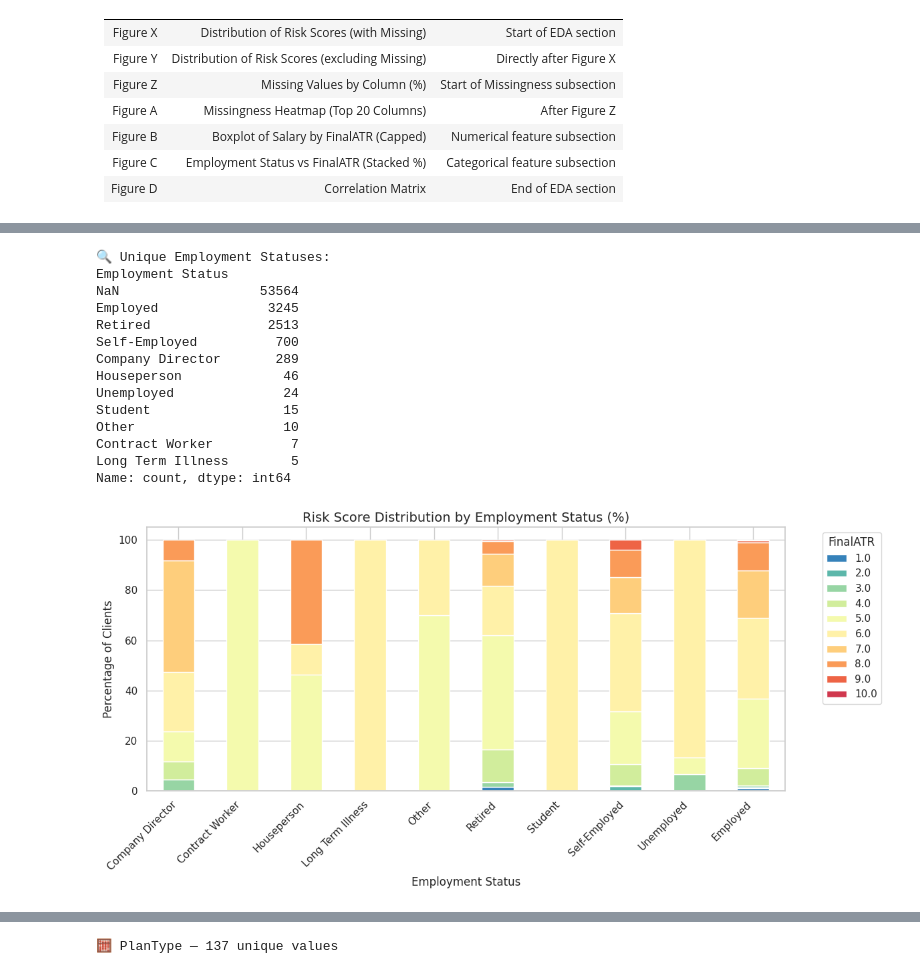
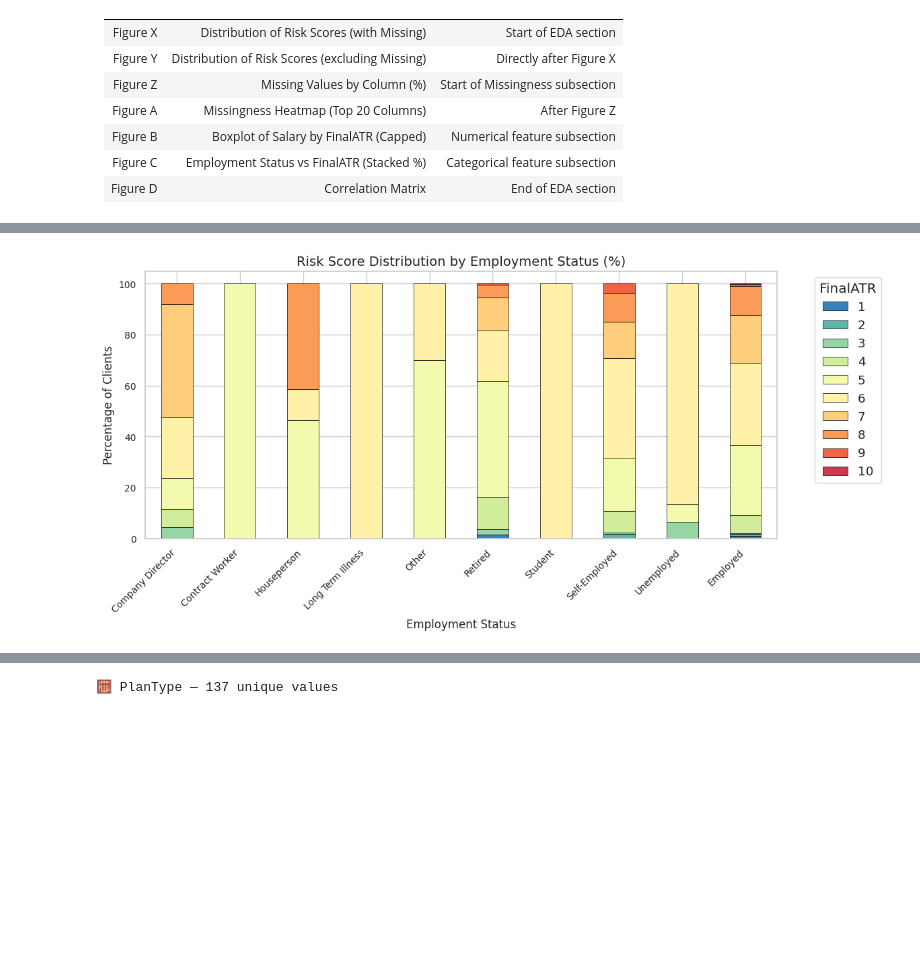
Before and after one commit to smilango/msc-capstone-project, a Jupyter notebook: code/capstone.ipynb, the cells around one changed output, grey strips where cells are left out. Saved outputs shown, nothing was run; the diff lists cells and outputs as text; code cells hidden in the pictures; blank space fills up the shorter version.

```diff
--- a/code/capstone.ipynb
+++ b/code/capstone.ipynb
@@ -280,0 +330,19 @@ plt.show()
+# %%
+# Row-Level Missingness Inspection
+
+# Count how many missing values per row
+df_merged['missing_count'] = df_merged.isnull().sum(axis=1)
+
+# Summary stats
+row_null_summary = df_merged['missing_count'].describe()
+print("Summary of missing value count per row:")
+print(row_null_summary)
+
+# Plot: distribution of missing counts per row
+plt.figure(figsize=(10, 5))
+sns.histplot(df_merged['missing_count'], bins=30, kde=False, color='steelblue')
+plt.title("Distribution of Missing Values per Row")
+plt.xlabel("Number of Missing Fields")
+plt.ylabel("Number of Records")
+plt.grid(True)
+plt.show()
@@ -326,50 +734,41 @@ plt.show()
 # %%
-# Review unique employment statuses
-employment_counts = df_merged['Employment Status'].value_counts(dropna=False)
-print("🔍 Unique Employment Statuses:")
-print(employment_counts)
+import pandas as pd
+import seaborn as sns
+import matplotlib.pyplot as plt
 
-from matplotlib.cm import get_cmap
-from matplotlib.colors import ListedColormap
+# Step 1 – Build reversed Spectral palette for FinalATR scores 1–10
+spectral_palette = sns.color_palette("Spectral", 10)[::-1]
+finalatr_palette = {score: spectral_palette[i] for i, score in enumerate(range(1, 11))}
 
-# Reversed so that index 0 = FinalATR 1 = blue → 10 = red
-ordered_palette = sns.color_palette("Spectral", 10)[::-1]  # Reverse it!
+# Step 2 – Crosstab: Employment Status x FinalATR
+ctab = pd.crosstab(df_merged['Employment Status'], df_merged['FinalATR'])
 
-# FinalATR columns in numeric order (1 to 10)
-ctab = pd.crosstab(df_merged['Employment Status'], df_merged['FinalATR'])
-ctab = ctab.reindex(sorted(ctab.columns), axis=1)
-
-# Calculate %
+# Step 3 – Force FinalATR column order (1–10) and normalise by row
+ctab = ctab.reindex(columns=range(1, 11))
 ctab_pct = ctab.div(ctab.sum(axis=1), axis=0) * 100
 ctab_pct = ctab_pct.loc[ctab_pct.sum(axis=1).sort_values(ascending=False).index]
 
-# Plot with reversed palette
-ctab_pct.plot(kind='bar',
-              stacked=True,
-              figsize=(12, 6),
-              colormap=ListedColormap(ordered_palette))
+# Step 4 – Fixed colour list and bar plot
+colors = [finalatr_palette[k] for k in ctab_pct.columns]
+
+ax = ctab_pct.plot(
+    kind='bar',
+    stacked=True,
+    figsize=(12, 6),
+    color=colors,
+    edgecolor='black',
+    linewidth=0.5
+)
+
 plt.title("Risk Score Distribution by Employment Status (%)", fontsize=14)
 plt.ylabel("Percentage of Clients")
+plt.xlabel("Employment Status")
 plt.xticks(rotation=45, ha='right')
 plt.legend(title='FinalATR', bbox_to_anchor=(1.05, 1), loc='upper left')
 plt.tight_layout()
 plt.show()
 # %% [output]
-🔍 Unique Employment Statuses:
-Employment Status
-NaN                  53564
-Employed              3245
-Retired               2513
-Self-Employed          700
-Company Director       289
-Houseperson             46
-Unemployed              24
-Student                 15
-Other                   10
-Contract Worker          7
-Long Term Illness        5
-Name: count, dtype: int64
-[figure, old version]
+[figure, new version]
 # %%
 # 💰 Investigate Salary and IsRetired BEFORE dropping them
 if 'Salary' in df_merged.columns and 'IsRetired' in df_merged.columns:
```
Also changed, not shown: parts of 42 cells of this notebook.
